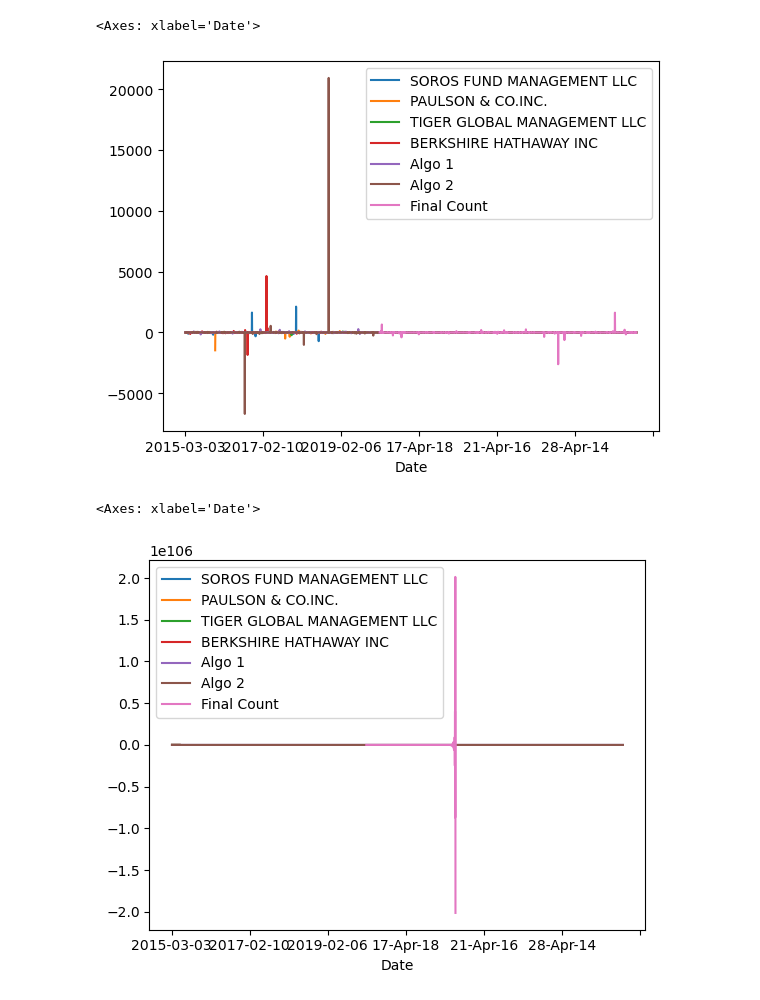
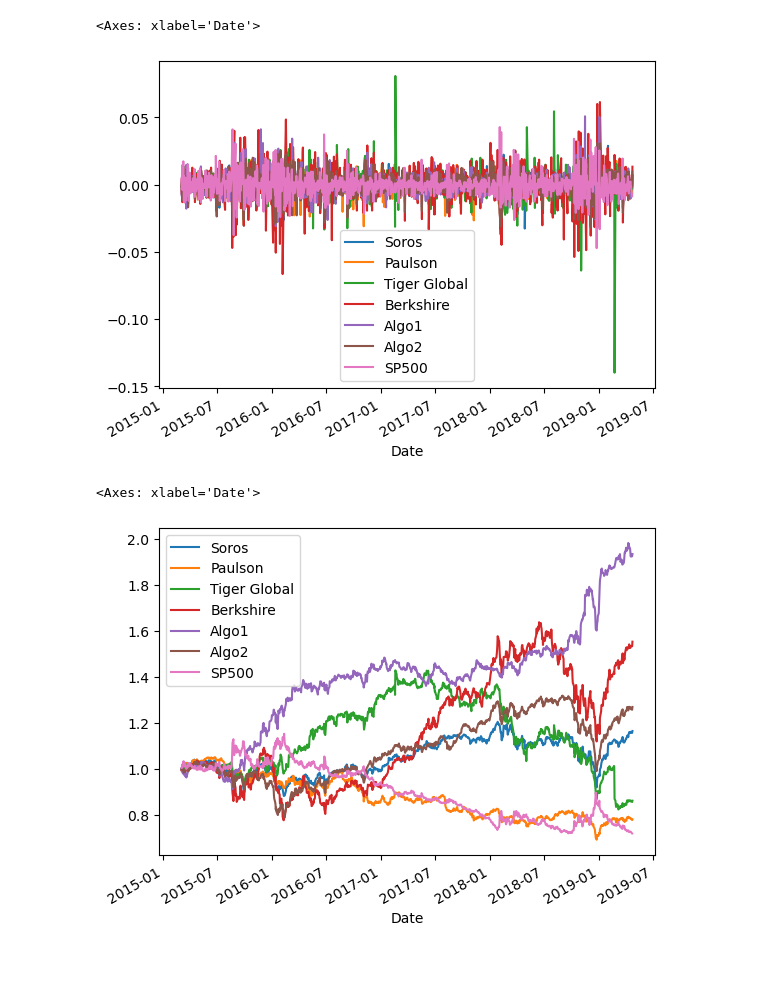
Before and after one commit to huntstunts/Module4, a Jupyter notebook: FirstDraft.ipynb, the cells around one changed output. Drawn from its saved outputs; the diff is of its cells as text; code cells hidden in the pictures; blank space fills up the shorter version.

```diff
--- a/FirstDraft.ipynb
+++ b/FirstDraft.ipynb
@@ -17,8 +28,5 @@ whale_df.dropna(inplace=True)
 # %%
 #reading algorithmic returns
 algo_data=Path('algo_returns.csv')
-algo_df=pd.read_csv(algo_data,index_col='Date')
-#count nulls
-algo_df.isnull().sum()
-#drop nulls
-algo_df.dropna(inplace=True)
+algo_df=pd.read_csv(algo_data,index_col='Date',parse_dates=True,infer_datetime_format=True)
+algo_df.head()
@@ -25,10 +41,16 @@ algo_df.dropna(inplace=True)
+# %%
+algo_df=algo_df.sort_index()
+#count nulls
+algo_df.isnull().sum()
+#drop nulls
+algo_df.dropna(inplace=True)
 # %%
 #reading S&P 500 closing prices
 sp500=Path('sp500_history.csv')
-sp500_df=pd.read_csv(sp500, index_col="Date")
+sp500_df=pd.read_csv(sp500, index_col='Date',parse_dates=True,infer_datetime_format=True)
 #check data types
 sp500_df.dtypes
-sp500_df
+sp500_df.head()
 # %% [output]
 |  | Close |
 | Date |  |
@@ -128,6 +123,9 @@ sp500_daily_returns
  # Join Whale Returns, Algorithmic Returns, and
 #the S&P 500 Returns into a single DataFrame with
 #columns for each portfolio's returns.
-combined_df=pd.concat([whale_df,algo_df,sp500_daily_returns],axis='columns',join='outer')
+
+combined_df=pd.concat([whale_df,algo_df,sp500_daily_returns],axis='columns',join='inner')
+combined_df.columns=['Soros','Paulson','Tiger Global','Berkshire','Algo1','Algo2','SP500']
+combined_df.dropna()
 combined_df
 # %% [output]
@@ -148,17 +146,17 @@ combined_df
 # %%
  # Plot daily returns of all portfolios
-combined_daily_returns=combined_df.pct_change()
-combined_daily_returns.plot()
+
+combined_df.plot()
 # %% [output]
 <Axes: xlabel='Date'>
-[figure, old version]
+[figure, new version]
 # %%
 # Calculate cumulative returns of all portfolios
-cumulative_returns=(1+combined_daily_returns-1).cumprod()
+cumulative_returns=(1+combined_df).cumprod()
 # Plot cumulative returns
 cumulative_returns.plot()
 # %% [output]
 <Axes: xlabel='Date'>
-[figure, old version]
+[figure, new version]
 # %%
 # Box plot to visually show risk
```
Also changed, not shown: parts of 36 cells of this notebook, 1 other file.
